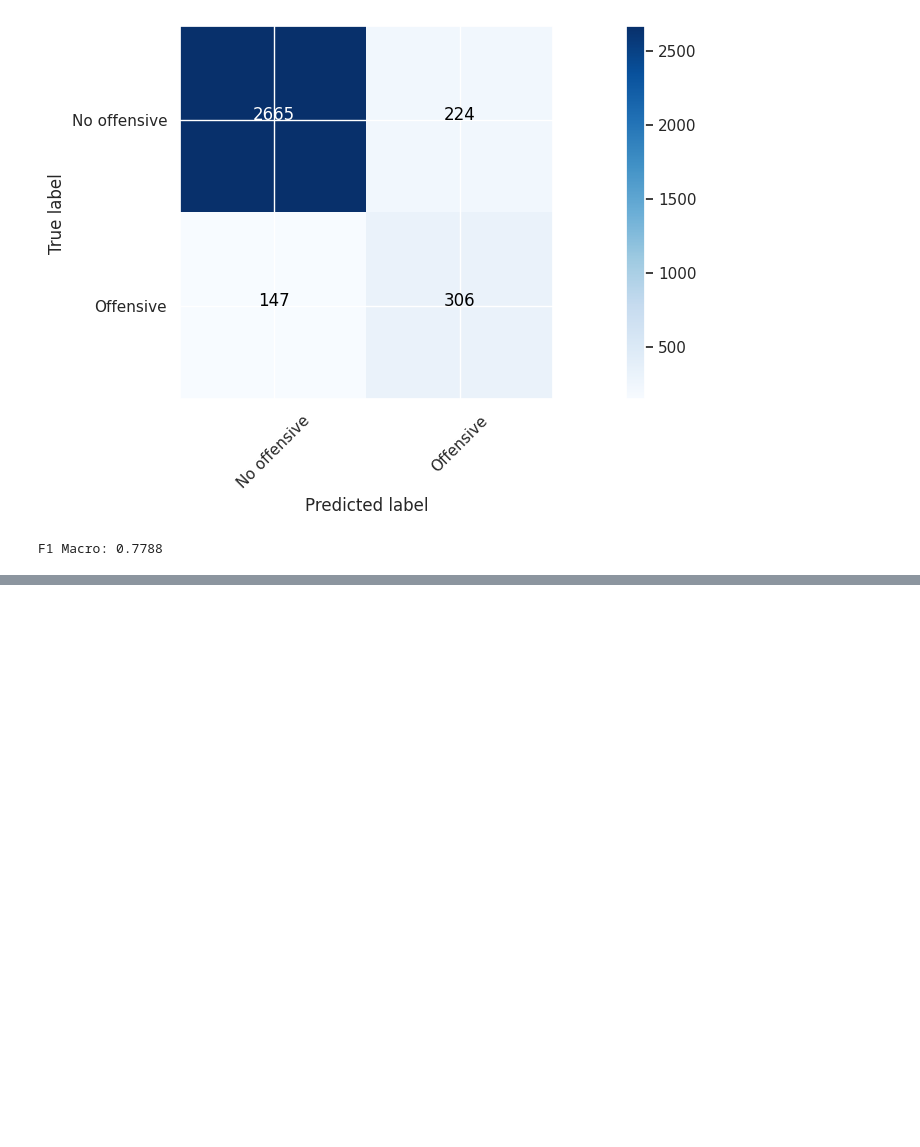
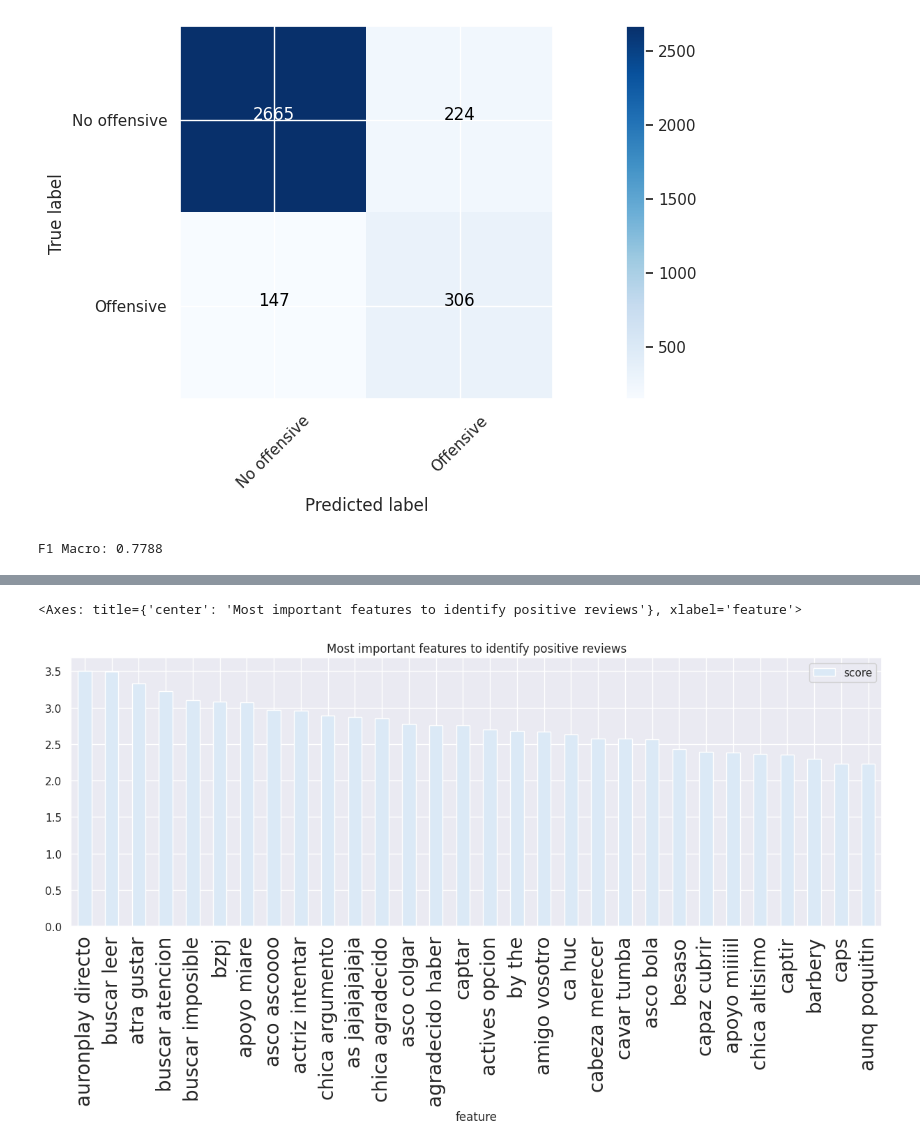
Before and after one commit to jeferal/nn_notebooks, a Jupyter notebook: final/intro_ml.ipynb, the cells around one changed output, grey strips where cells are left out. Cells and saved outputs as stored; diff of their text form; code cells hidden in the pictures; blank space fills up the shorter version.

```diff
--- a/final/intro_ml.ipynb
+++ b/final/intro_ml.ipynb
@@ -866,0 +894,7 @@ F1 Macro: 0.7788
+# %%
+top_positive_features = pd.DataFrame(positive_features, columns=["feature", "score"])
+plt.rc('xtick', labelsize=20)    # fontsize of the tick labels
+top_positive_features.plot(x="feature", y="score", kind="bar", title="Most important features to identify positive reviews")
+# %% [output]
+<Axes: title={'center': 'Most important features to identify positive reviews'}, xlabel='feature'>
+[figure, added]
```
Also changed, not shown: parts of 12 cells of this notebook.
